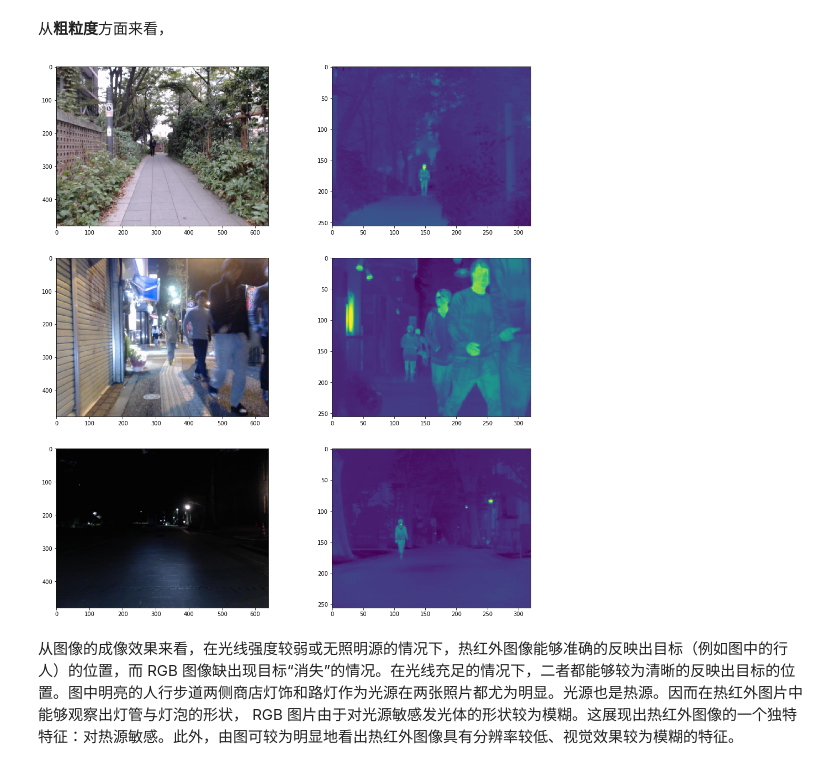
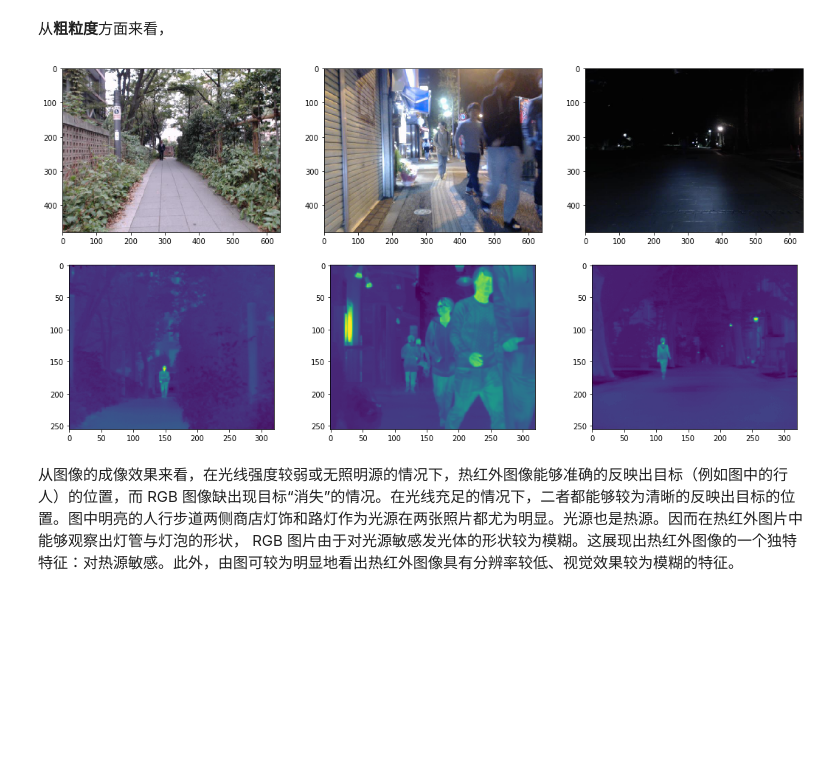
Before and after one commit to HanlynnKe/TIR-Tracking, a Jupyter notebook: FFB-TIR-tracking-1.ipynb, the cells around one changed output. Saved outputs shown, nothing was run; the diff lists cells and outputs as text; code cells hidden in the pictures; blank space fills up the shorter version.

```diff
--- a/FFB-TIR-tracking-1.ipynb
+++ b/FFB-TIR-tracking-1.ipynb
@@ -16,21 +16,21 @@ import matplotlib.pyplot as plt
 # %%
 # 分别加载rgb图像与tir图像
 im_dark_r = plt.imread('./data/RGB/RGB001.png')
 im_bright_r = plt.imread('./data/RGB/RGB002.png')
 im_day_r = plt.imread('./data/RGB/RGB003.png')
 im_dark_t = plt.imread('./data/TIR/TIR001.png')
 im_bright_t = plt.imread('./data/TIR/TIR002.png')
 im_day_t = plt.imread('./data/TIR/TIR003.png')
-fig, ax = plt.subplots(nrows=3, ncols=2, figsize = (16, 18))
+fig, ax = plt.subplots(nrows=2, ncols=3, figsize = (18, 9))
 ax[0][0].imshow(im_day_r)
-ax[0][1].imshow(im_day_t)
-ax[1][0].imshow(im_bright_r)
+ax[1][0].imshow(im_day_t)
+ax[0][1].imshow(im_bright_r)
 ax[1][1].imshow(im_bright_t)
-ax[2][0].imshow(im_dark_r)
-ax[2][1].imshow(im_dark_t)
+ax[0][2].imshow(im_dark_r)
+ax[1][2].imshow(im_dark_t)
 plt.show()
 # %% [output]
-[figure, old version]
+[figure, new version]
 # %% [markdown]
 从图像的成像效果来看，在光线强度较弱或无照明源的情况下，热红外图像能够准确的反映出目标（例如图中的行人）的位置，而 RGB 图像缺出现目标“消失”的情况。在光线充足的情况下，二者都能够较为清晰的反映出目标的位置。图中明亮的人行步道两侧商店灯饰和路灯作为光源在两张照片都尤为明显。光源也是热源。因而在热红外图片中能够观察出灯管与灯泡的形状， RGB 图片由于对光源敏感发光体的形状较为模糊。这展现出热红外图像的一个独特特征：对热源敏感。此外，由图可较为明显地看出热红外图像具有分辨率较低、视觉效果较为模糊的特征。
 # %% [markdown]
```
Also changed, not shown: parts of 6 cells of this notebook.
